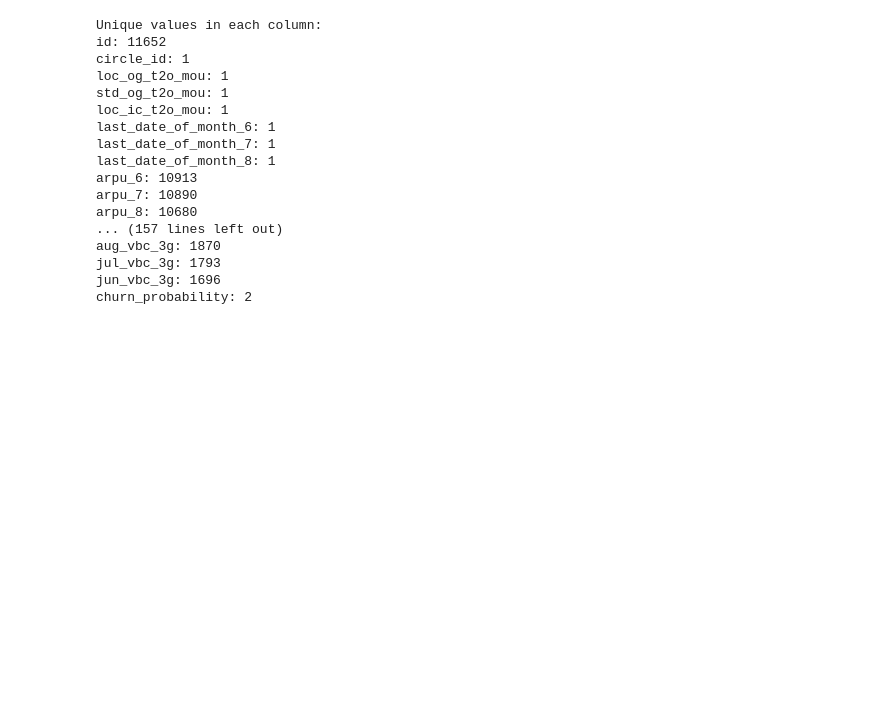
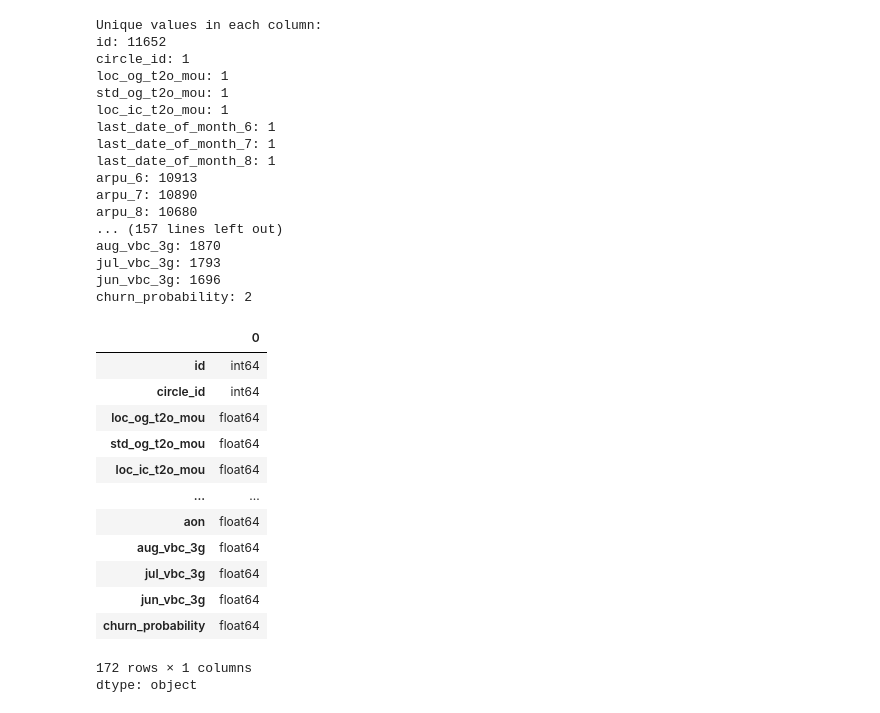
Before and after one commit to lalitha12-web/Telecom-Churn-Group-Case-Study, a Jupyter notebook: Telecom_Churn_Group_Case_Study.ipynb, the cells around one changed output. Cells and saved outputs as stored; diff of their text form; code cells hidden in the pictures; blank space fills up the shorter version.

```diff
--- a/Telecom_Churn_Group_Case_Study.ipynb
+++ b/Telecom_Churn_Group_Case_Study.ipynb
@@ -124,3 +126,20 @@ aug_vbc_3g: 1870
 jul_vbc_3g: 1793
 jun_vbc_3g: 1696
 churn_probability: 2
+# %%
+train_data.dtypes
+# %% [output]
+|  | 0 |
+| id | int64 |
+| circle_id | int64 |
+| loc_og_t2o_mou | float64 |
+| std_og_t2o_mou | float64 |
+| loc_ic_t2o_mou | float64 |
+| ... | ... |
+| aon | float64 |
+| aug_vbc_3g | float64 |
+| jul_vbc_3g | float64 |
+| jun_vbc_3g | float64 |
+| churn_probability | float64 |
+172 rows × 1 columns
+dtype: object
```
Also changed, not shown: parts of 32 cells of this notebook.
